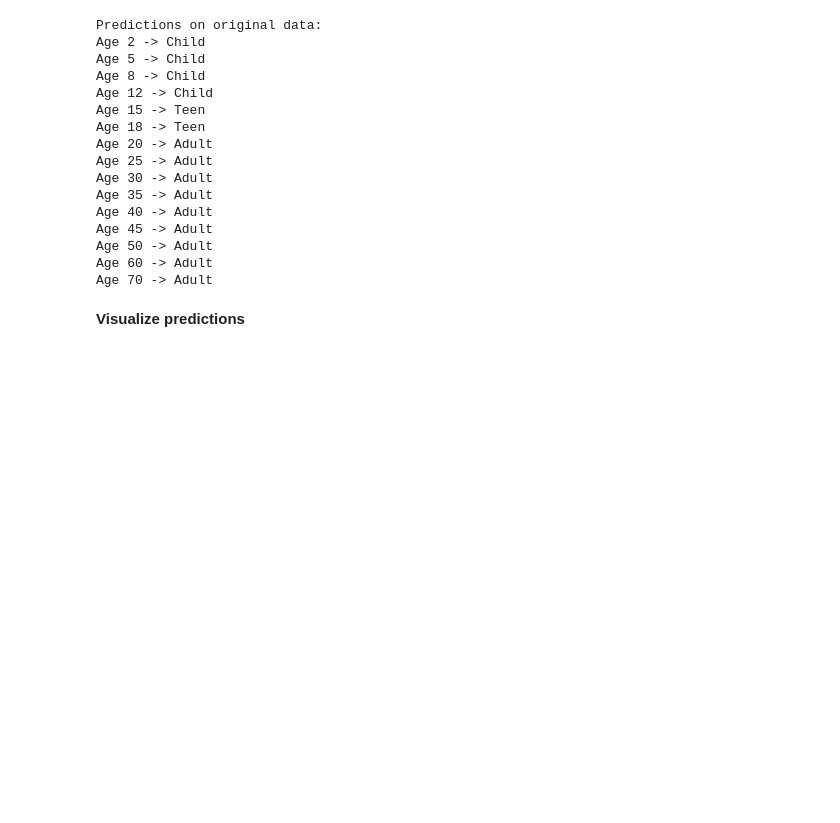
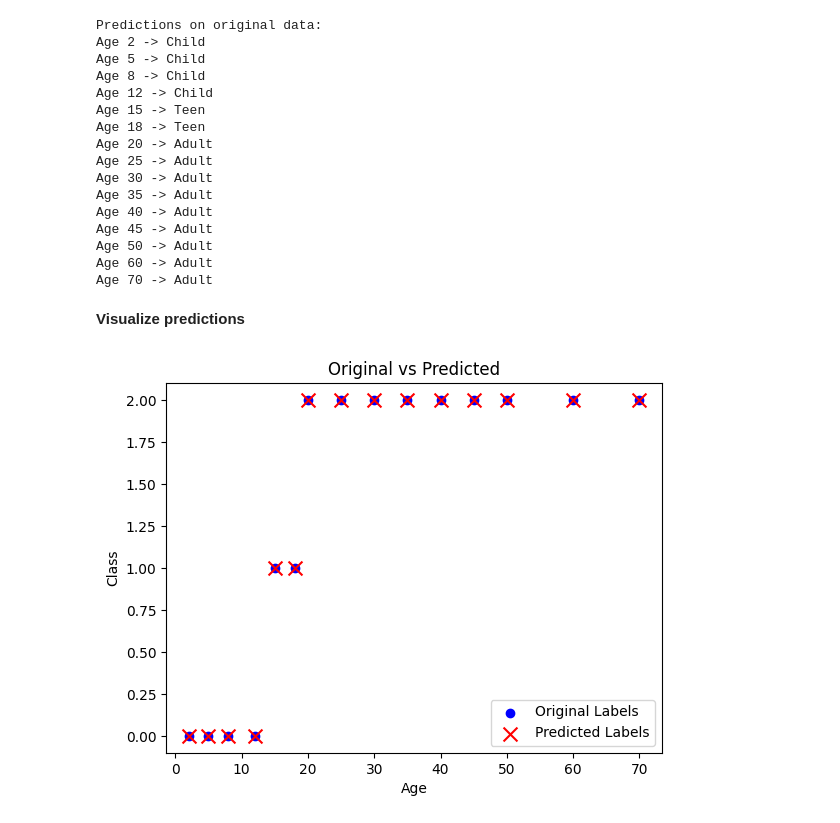
Before and after one commit to pythonwithzeeshan/learn-lessons, a Jupyter notebook: Classification.ipynb, the cells around one changed output. Cells and saved outputs as stored; diff of their text form; code cells hidden in the pictures; blank space fills up the shorter version.

Commit message:
Visualize predictions

```diff
--- a/Classification.ipynb
+++ b/Classification.ipynb
@@ -127,3 +127,13 @@ Age 60 -> Adult
 Age 70 -> Adult
 # %% [markdown]
 **Visualize predictions**
+# %%
+plt.scatter(X,y, color='blue', label='Original Labels')
+plt.scatter(X, predicted.numpy(), color='red', marker='x', s=100, label='Predicted Labels')
+plt.xlabel("Age")
+plt.ylabel("Class")
+plt.title("Original vs Predicted")
+plt.legend()
+plt.show()
+# %% [output]
+[figure, added]
```
